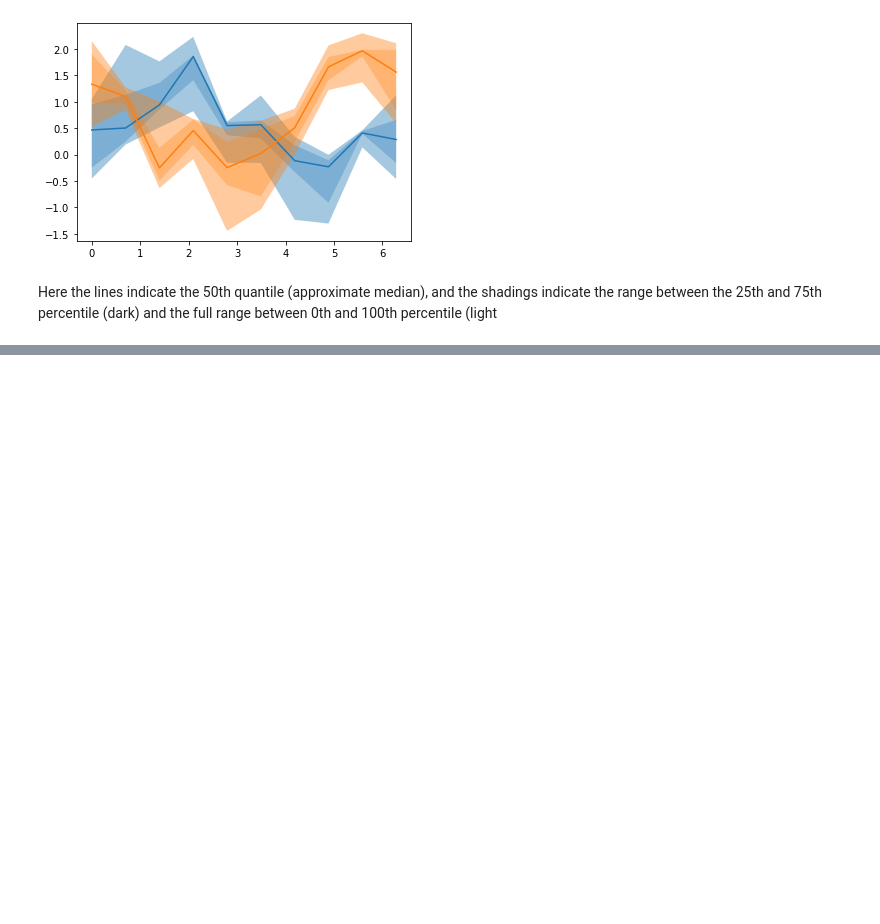
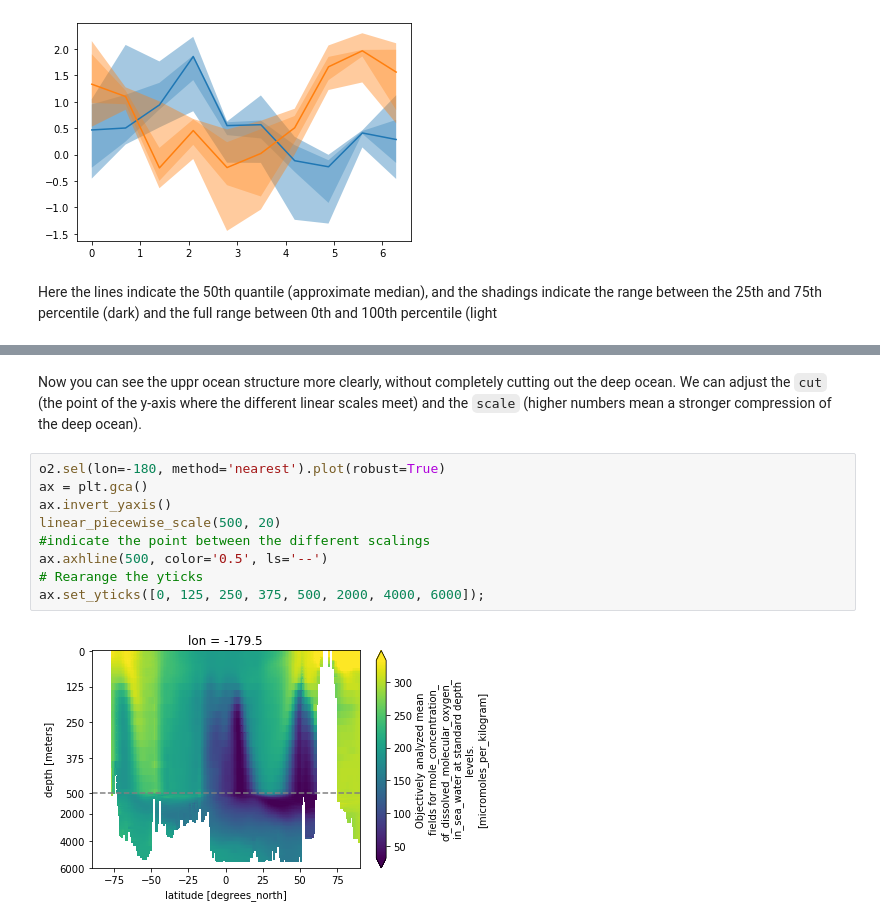
Before and after one commit to jbusecke/xarrayutils, a Jupyter notebook: doc/plotting.ipynb, the cells around one changed output, grey strips where cells are left out. Drawn from its saved outputs; the diff is of its cells as text; blank space fills up the shorter version.

```diff
--- a/doc/plotting.ipynb
+++ b/doc/plotting.ipynb
@@ -104,0 +125,13 @@ Here the lines indicate the 50th quantile (approximate median), and the shadings
+# %% [markdown]
+Now you can see the uppr ocean structure more clearly, without completely cutting out the deep ocean. We can adjust the `cut` (the point of the y-axis where the different linear scales meet) and the `scale` (higher numbers mean a stronger compression of the deep ocean).
+# %%
+o2.sel(lon=-180, method='nearest').plot(robust=True)
+ax = plt.gca()
+ax.invert_yaxis()
+linear_piecewise_scale(500, 20)
+#indicate the point between the different scalings
+ax.axhline(500, color='0.5', ls='--')
+# Rearange the yticks
+ax.set_yticks([0, 125, 250, 375, 500, 2000, 4000, 6000]);
+# %% [output]
+[figure, added]
```
Also changed, not shown: parts of 13 cells of this notebook, 2 other files.
